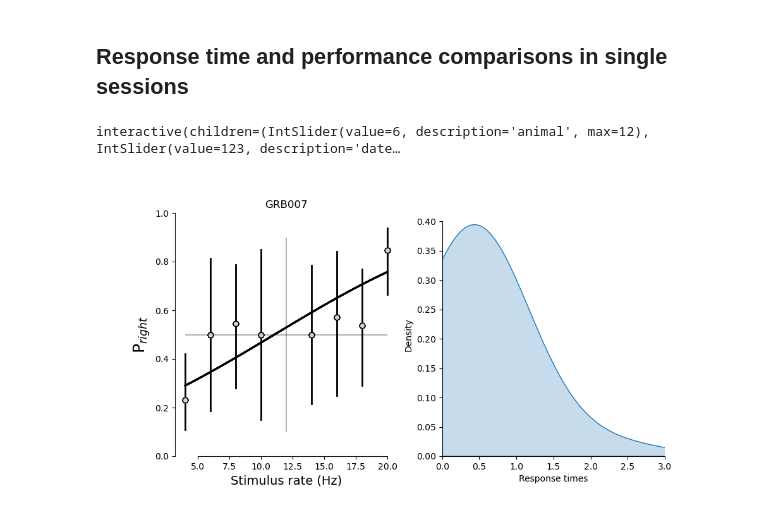
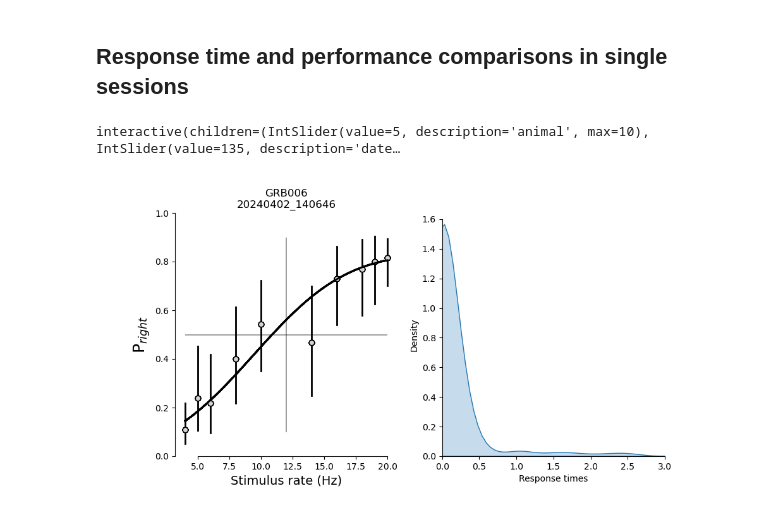
Before and after one commit to rojasgabriel/behavior_analyses, a Jupyter notebook: main_analyses.ipynb, the cells around one changed output. Saved outputs shown, nothing was run; the diff lists cells and outputs as text; code cells hidden in the pictures.

```diff
--- a/main_analyses.ipynb
+++ b/main_analyses.ipynb
@@ -2,16 +2,15 @@
 # Behavioral analyses
 # %%
 import pandas as pd
+import numpy as np
 import matplotlib.pyplot as plt
-import numpy as np
+from fit_psychometric import fit_psychometric
 from utils import *
-from fit_psychometric import PsychometricRegression, fit_psychometric, cumulative_gaussian, weibull
 
-#temp workaround since it gets removed from the path whenever the kernel is restarted
+#workaround since it gets removed from the path whenever the kernel is restarted
 import sys
 sys.path.insert(0, '/Users/gabriel/lib/')
 import chiCa
 
 %matplotlib widget
-import matplotlib
-matplotlib.rcParams['savefig.format'] = 'pdf'
+plt.rcParams['savefig.format'] = 'pdf'
@@ -723,7 +502,8 @@ def get_perf_and_response_time_all_animals(animal_ids):
             responded_right = np.array(sel.response_side == 1).astype(int) # select the response = 1 (i.e. the right side) and cast to integer datatype (number)
             sel_stim_rates = sel.stimulus_event_timestamps.str.len()
             response_period = np.zeros((len(session_data), 2))
-            response_period[:, 0] = [trial[1] for trial in session_data.DemonWaitForWithdrawalFromCenter]
+            # response_period[:, 0] = [trial[1] for trial in session_data.DemonWaitForWithdrawalFromCenter]
+            response_period[:, 0] = [trial[1]+1 for trial in session_data.PlayStimulus]
             response_period[:, 1] = [trial[1] for trial in session_data.DemonWaitForResponse]
 
             if date not in performance[animal]:
@@ -743,7 +523,7 @@ from ipywidgets import interact, IntSlider
 
 fig, ax = plt.subplots(1, 2, figsize=(10, 5))
 
-animal_slider = IntSlider(min=0, max=len(animal_ids)-1, step=1, value=6, description='animal')
+animal_slider = IntSlider(min=0, max=len(animal_ids)-1, step=1, value=5, description='animal')
 date_slider = IntSlider(description='date')
 
 def update_date_range(*args): #this is needed because each animal has a unique number of sessions so the values in the date slider have to change dynamically
@@ -766,34 +546,34 @@ def h(ianimal, session_date, minstims):
         ax[0].clear()
         ax[1].clear()
         for s,c in zip(res['stims'],res['p_side_ci']):
             ax[0].plot(s*np.array([1,1]),c, linestyle='-', linewidth=2, color='k')
             ax[0].plot(res['stims'],res['p_side'],'o',markerfacecolor = 'lightgray',markersize = 6, color='k')
 
             nx = np.linspace(res['stims'].min(),res['stims'].max(),100)
             ax[0].plot(nx,res['function'](*res['fit_params'],nx), linewidth=2, color='k')
             ax[0].set_ylabel('P$_{right}$',fontsize = 18)  # set the y-axis label with latex nomenclature
             ax[0].set_xlabel('Stimulus rate (Hz)', fontsize = 14); # set the x-axis label
             ax[0].set_ylim(0, 1)
-            ax[0].set_title(animal)
+            ax[0].set_title(f'{animal}\n{date}')
             ax[0].vlines(12,0.1,0.9,color = 'k',lw = 0.3, alpha=0.2)
             ax[0].hlines(0.5,np.min(res['stims']),np.max(res['stims']),color = 'k',lw = 0.3, alpha=0.2)
 
         #now plot the response times
-        sns.kdeplot(ax=ax[1], data=np.array(response_times[animal][date]), fill=True, bw_adjust = 0.5, label='Response times')
+        sns.kdeplot(ax=ax[1], data=np.array(response_times[animal][date]), fill=True, bw_adjust = 0.2, label='Response times')
         ax[1].set_xlabel('Response times')
         ax[1].set_ylabel('Density')
         ax[1].set_xlim([0,3])
         ax[1].legend().remove()
 
     except Exception as e:
         ax[0].clear()
         ax[1].clear()
 
         ax[0].text(0.5, 0.5, 'No data available', horizontalalignment='center', verticalalignment='center', transform=ax[0].transAxes, fontsize=20)
         ax[0].set_title(animal)
 
     separate_axes(ax[0])
     separate_axes(ax[1])
 # %% [output]
-interactive(children=(IntSlider(value=6, description='animal', max=12), IntSlider(value=123, description='date…
+interactive(children=(IntSlider(value=5, description='animal', max=10), IntSlider(value=135, description='date…
-[figure, old version]
+[figure, new version]
```
Also changed, not shown: parts of 14 cells of this notebook, 9 other files.
